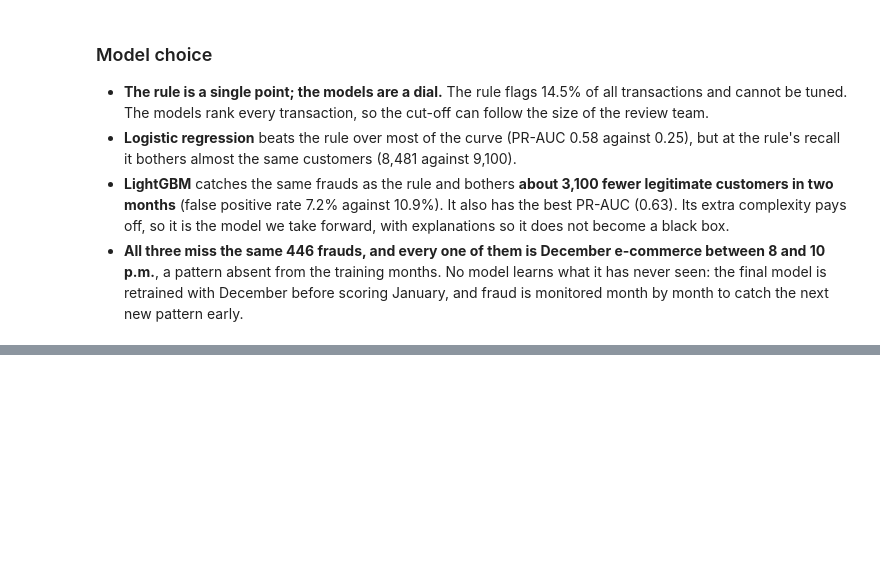
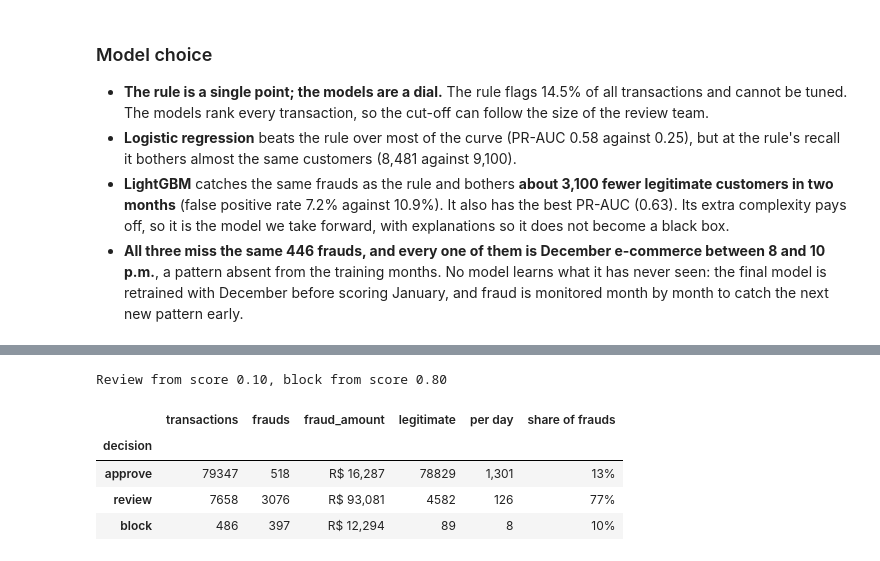
Before and after one commit to JuliaNazka/fraud-detection-case, a Jupyter notebook: notebooks/fraud_detection.ipynb, the cells around one changed output, grey strips where cells are left out. Cells and saved outputs as stored; diff of their text form; code cells hidden in the pictures; blank space fills up the shorter version.

```diff
--- a/notebooks/fraud_detection.ipynb
+++ b/notebooks/fraud_detection.ipynb
@@ -440,0 +487,40 @@ pd.DataFrame({
+# %%
+def cut_offs(review_cost, blocked_customer_cost):
+    return review_cost / average_fraud_loss, 1 - review_cost / blocked_customer_cost
+
+
+def decide(score, review_cost, blocked_customer_cost):
+    review_from, block_from = cut_offs(review_cost, blocked_customer_cost)
+    return np.select([score >= block_from, score >= review_from], ["block", "review"], "approve")
+
+
+def outcome_for(score, review_cost, blocked_customer_cost):
+    return pd.DataFrame({
+        "decision": decide(score, review_cost, blocked_customer_cost),
+        "fraud": y_valid,
+        "fraud_amount": valid["valor_transacao"].to_numpy() * y_valid,
+    })
+
+
+days = valid["datahora_transacao"].dt.date.nunique()
+review_from, block_from = cut_offs(REVIEW_COST, BLOCKED_CUSTOMER_COST)
+outcome = outcome_for(lightgbm_score, REVIEW_COST, BLOCKED_CUSTOMER_COST)
+
+bands = outcome.groupby("decision").agg(
+    transactions=("fraud", "size"),
+    frauds=("fraud", "sum"),
+    fraud_amount=("fraud_amount", "sum"),
+).reindex(["approve", "review", "block"])
+bands["legitimate"] = bands["transactions"] - bands["frauds"]
+bands["per day"] = bands["transactions"] / days
+bands["share of frauds"] = bands["frauds"] / bands["frauds"].sum()
+
+print(f"Review from score {review_from:.2f}, block from score {block_from:.2f}")
+bands.style.format({"fraud_amount": "R$ {:,.0f}", "per day": "{:,.0f}", "share of frauds": "{:.0%}"})
+# %% [output]
+Review from score 0.10, block from score 0.80
+|  | transactions | frauds | fraud_amount | legitimate | per day | share of frauds |
+| decision |  |  |  |  |  |  |
+| approve | 79347 | 518 | R$ 16,287 | 78829 | 1,301 | 13% |
+| review | 7658 | 3076 | R$ 93,081 | 4582 | 126 | 77% |
+| block | 486 | 397 | R$ 12,294 | 89 | 8 | 10% |
```
Also changed, not shown: parts of 11 cells of this notebook, 1 other file.
